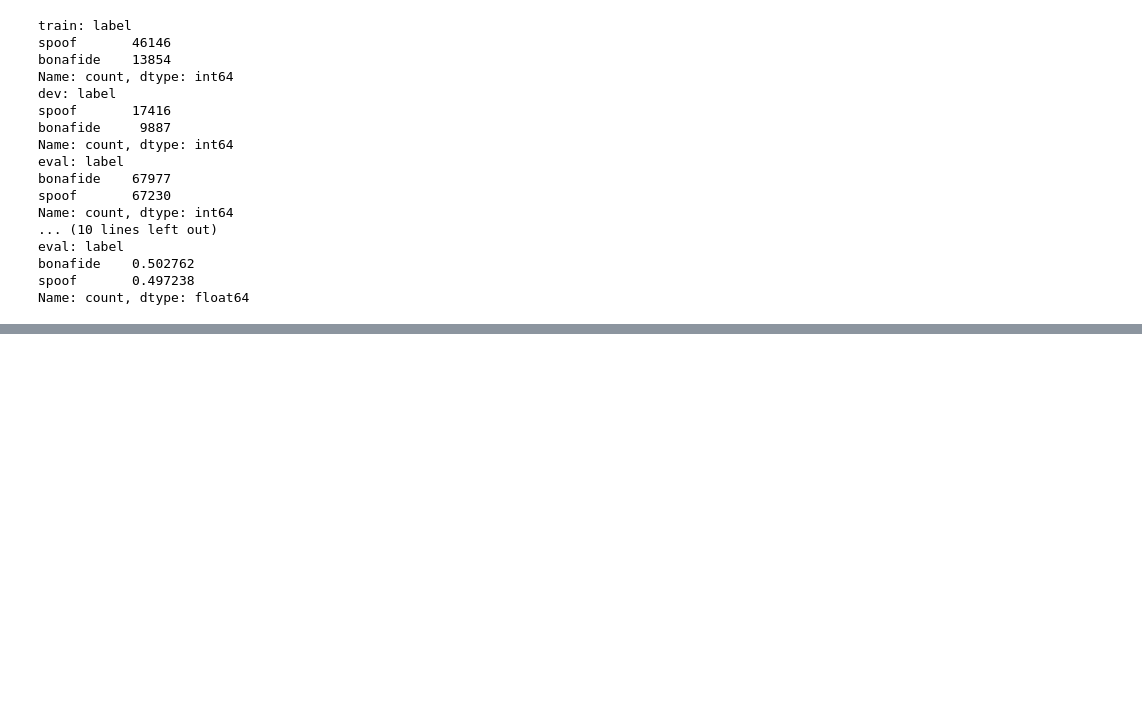
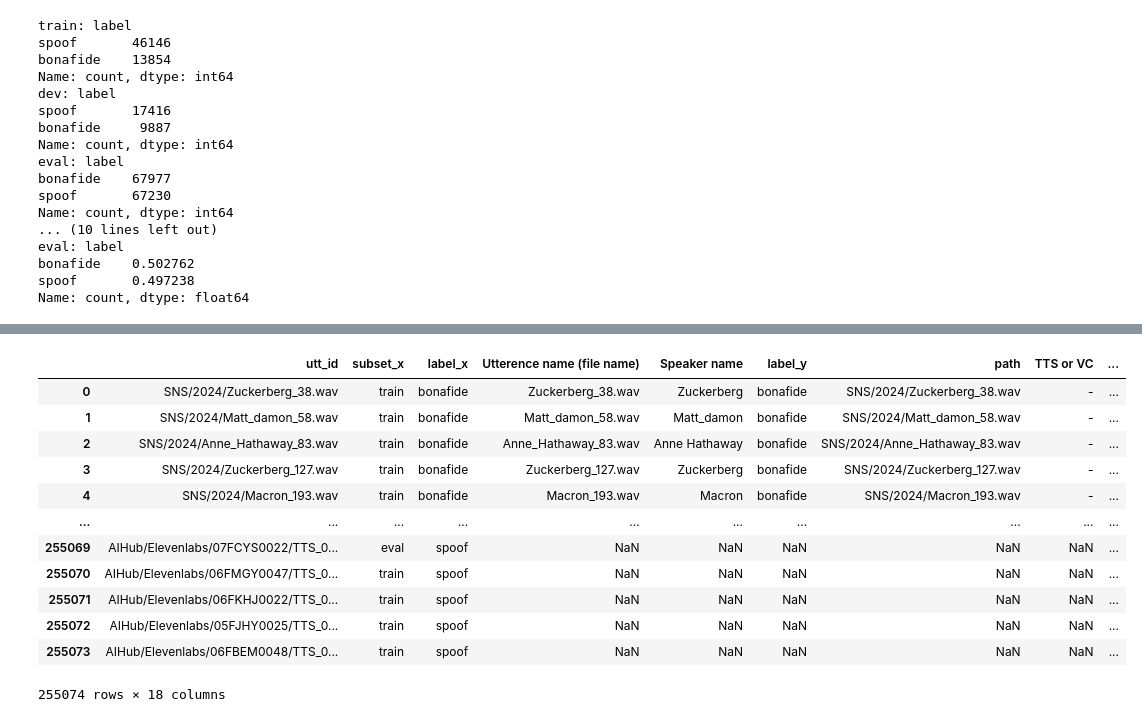
Before and after one commit to hungdinhxuan/Lightning-hydra, a Jupyter notebook: notebooks/prepare_dataset.ipynb, the cells around one changed output, grey strips where cells are left out. Saved outputs shown, nothing was run; the diff lists cells and outputs as text; code cells hidden in the pictures; blank space fills up the shorter version.

```diff
--- a/notebooks/prepare_dataset.ipynb
+++ b/notebooks/prepare_dataset.ipynb
@@ -1448,0 +1492,28 @@ Name: count, dtype: float64
+# %%
+# fill group blank or NaN with "-"
+merged_april25_meta_data_df['group'] = merged_april25_meta_data_df['group'].fillna('-')
+
+# Define the mapping of path patterns to group names
+path_to_group = {
+    'vocoded/hifigan': 'vocoded_hifigan',
+    'vocoded/hn-sinc-nsf-hifi': 'vocoded_hn-sinc-nsf-hifi',
+    'vocoded/waveglow': 'vocoded_waveglow',
+    '202502_Elevenlabs': '202502_Elevenlabs',
+    '2024_Telephone_Real': '2024_Telephone_Real',
+    'Elevenlabs_failed_detection_Dec_09': 'Elevenlabs_failed_detection_Dec_09',
+    'More_Korean_TTS': 'More_Korean_TTS',
+    'AIHub/Elevenlabs': 'AIHub_Elevenlabs',
+    "trim_librosa": "trim_librosa",
+    "2024_Telephone_Fake": "2024_Telephone_Fake",
+}
+
+# Function to update group based on path
+def update_group(row):
+    if row['group'] == '-':
+        for path_pattern, group_name in path_to_group.items():
+            if path_pattern in row['utt_id']:
+                return group_name
+    return row['group']
+
+# Apply the update function
+merged_april25_meta_data_df['group'] = merged_april25_meta_data_df.apply(update_group, axis=1)
@@ -1448,0 +1541,19 @@ Name: count, dtype: float64
+# %%
+
+# save merged_april25_meta_data_df to csv
+merged_april25_meta_data_df.to_csv('/nvme1/hungdx/Lightning-hydra/data/0_large-corpus/april2025_meta_data_df.csv', index=False)
+merged_april25_meta_data_df
+# %% [output]
+|  | utt_id | subset_x | label_x | Utterence name (file name) | Speaker name | label_y | path | TTS or VC | ... |
+| 0 | SNS/2024/Zuckerberg_38.wav | train | bonafide | Zuckerberg_38.wav | Zuckerberg | bonafide | SNS/2024/Zuckerberg_38.wav | - | ... |
+| 1 | SNS/2024/Matt_damon_58.wav | train | bonafide | Matt_damon_58.wav | Matt_damon | bonafide | SNS/2024/Matt_damon_58.wav | - | ... |
+| 2 | SNS/2024/Anne_Hathaway_83.wav | train | bonafide | Anne_Hathaway_83.wav | Anne Hathaway | bonafide | SNS/2024/Anne_Hathaway_83.wav | - | ... |
+| 3 | SNS/2024/Zuckerberg_127.wav | train | bonafide | Zuckerberg_127.wav | Zuckerberg | bonafide | SNS/2024/Zuckerberg_127.wav | - | ... |
+| 4 | SNS/2024/Macron_193.wav | train | bonafide | Macron_193.wav | Macron | bonafide | SNS/2024/Macron_193.wav | - | ... |
+| ... | ... | ... | ... | ... | ... | ... | ... | ... | ... |
+| 255069 | AIHub/Elevenlabs/07FCYS0022/TTS_0... | eval | spoof | NaN | NaN | NaN | NaN | NaN | ... |
+| 255070 | AIHub/Elevenlabs/06FMGY0047/TTS_0... | train | spoof | NaN | NaN | NaN | NaN | NaN | ... |
+| 255071 | AIHub/Elevenlabs/06FKHJ0022/TTS_0... | train | spoof | NaN | NaN | NaN | NaN | NaN | ... |
+| 255072 | AIHub/Elevenlabs/05FJHY0025/TTS_0... | train | spoof | NaN | NaN | NaN | NaN | NaN | ... |
+| 255073 | AIHub/Elevenlabs/06FBEM0048/TTS_0... | train | spoof | NaN | NaN | NaN | NaN | NaN | ... |
+255074 rows × 18 columns
```
Also changed, not shown: parts of 9 cells of this notebook, 20 other files.
